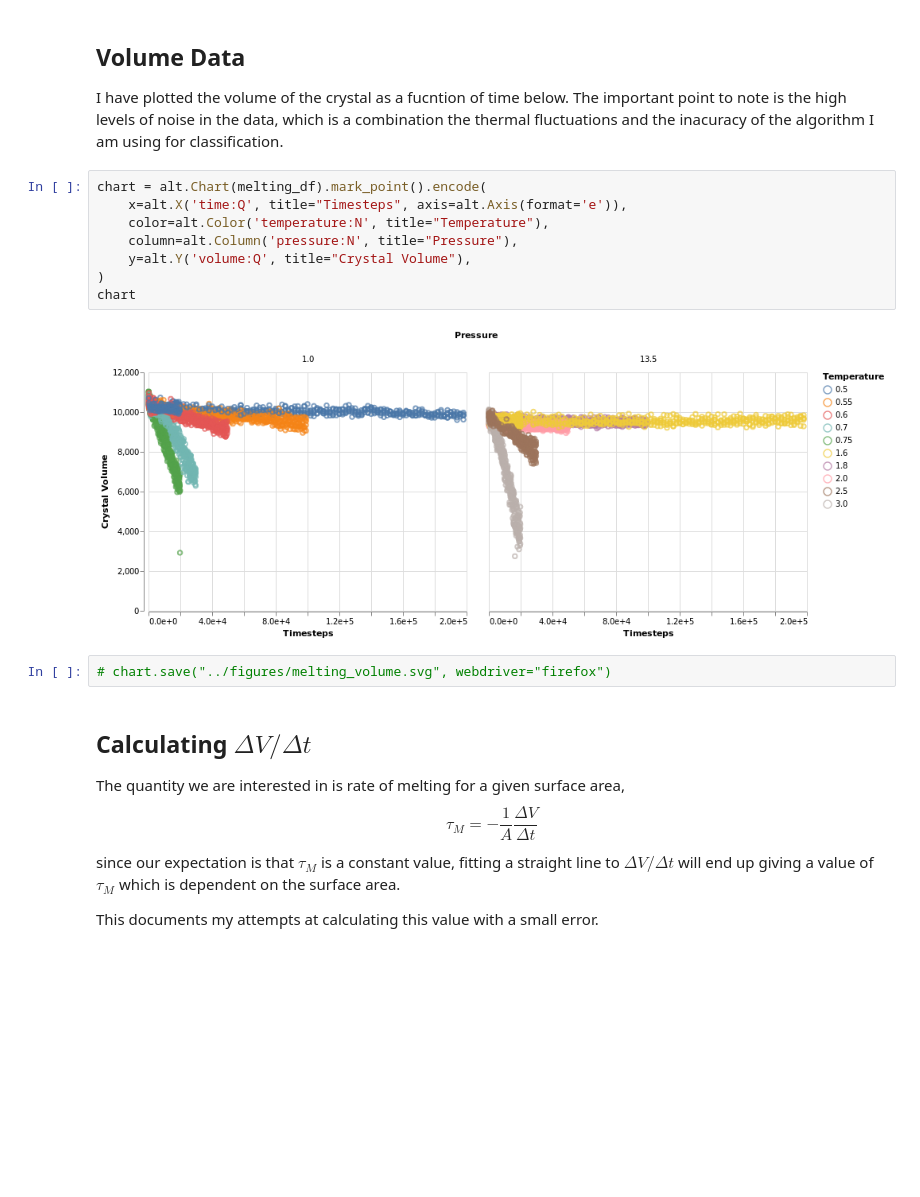
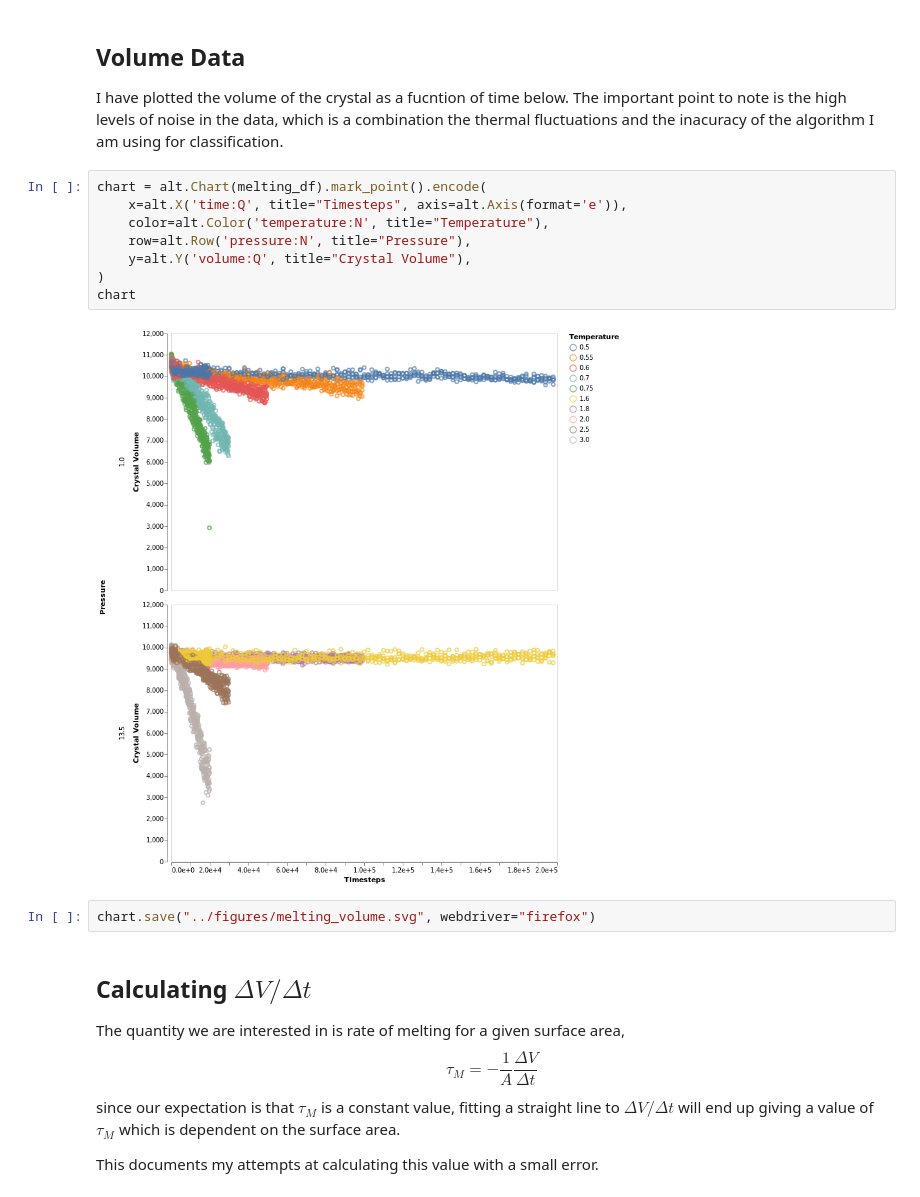
Before and after one commit to malramsay64/Crystal_Melting, a Jupyter notebook: notebooks/10_melting_rates.ipynb, the cells around one changed output. Drawn from its saved outputs; the diff is of its cells as text; blank space fills up the shorter version.

Commit message:
figures: Update figures for formatting

```diff
--- a/notebooks/10_melting_rates.ipynb
+++ b/notebooks/10_melting_rates.ipynb
@@ -41,15 +41,15 @@ I have plotted the volume of the crystal as a fucntion of time below. The import
 # %%
 chart = alt.Chart(melting_df).mark_point().encode(
     x=alt.X('time:Q', title="Timesteps", axis=alt.Axis(format='e')),
     color=alt.Color('temperature:N', title="Temperature"),
-    column=alt.Column('pressure:N', title="Pressure"),
+    row=alt.Row('pressure:N', title="Pressure"),
     y=alt.Y('volume:Q', title="Crystal Volume"),
 )
 chart
 # %% [output]
-[figure, old version]
+[figure, new version]
 # %%
-# chart.save("../figures/melting_volume.svg", webdriver="firefox")
+chart.save("../figures/melting_volume.svg", webdriver="firefox")
 # %% [markdown]
 ## Calculating $\Delta V/ \Delta t$
 
```
Also changed, not shown: parts of 1 cell of this notebook, 4 other files.
